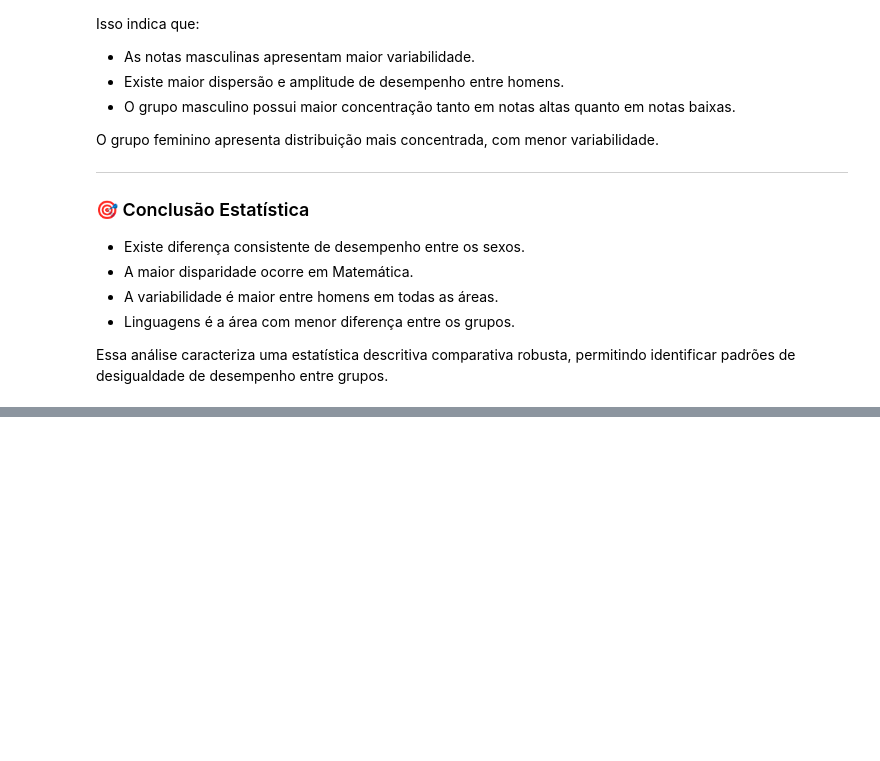
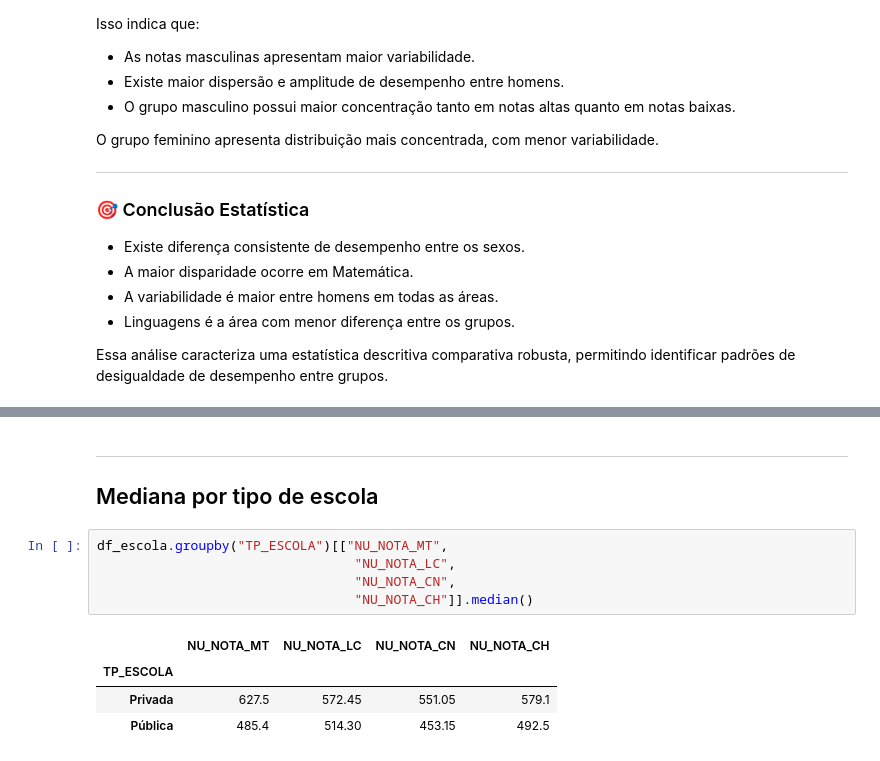
Before and after one commit to wellitonrocha/data_science_journey, a Jupyter notebook: Semana05_Estatistica_ENEM/enem_stats.ipynb, the cells around one changed output, grey strips where cells are left out. Cells and saved outputs as stored; diff of their text form; blank space fills up the shorter version.

```diff
--- a/Semana05_Estatistica_ENEM/enem_stats.ipynb
+++ b/Semana05_Estatistica_ENEM/enem_stats.ipynb
@@ -391,0 +444,13 @@ Essa análise caracteriza uma estatística descritiva comparativa robusta, permi
+# %% [markdown]
+---
+## Mediana por tipo de escola
+# %%
+df_escola.groupby("TP_ESCOLA")[["NU_NOTA_MT",
+                                 "NU_NOTA_LC",
+                                 "NU_NOTA_CN",
+                                 "NU_NOTA_CH"]].median()
+# %% [output]
+|  | NU_NOTA_MT | NU_NOTA_LC | NU_NOTA_CN | NU_NOTA_CH |
+| TP_ESCOLA |  |  |  |  |
+| Privada | 627.5 | 572.45 | 551.05 | 579.1 |
+| Pública | 485.4 | 514.30 | 453.15 | 492.5 |
```
Also changed, not shown: parts of 13 cells of this notebook, 1 other file.
